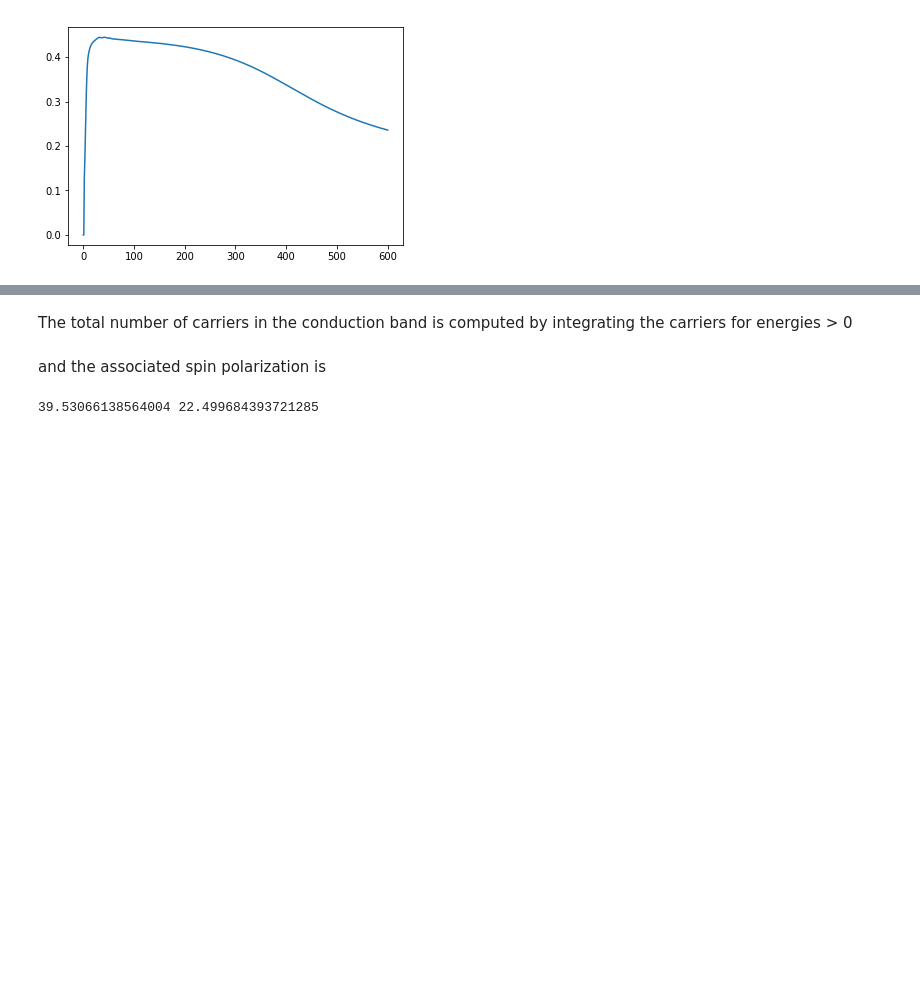
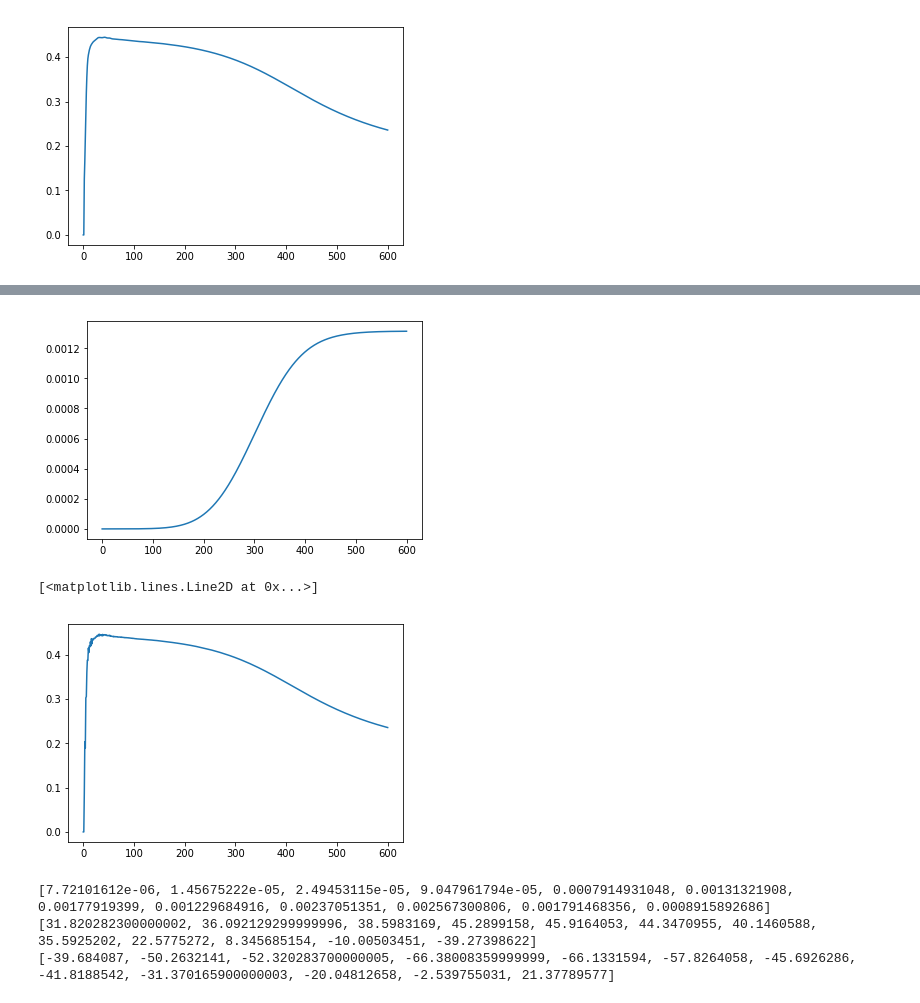
Before and after one commit to marcodalessandro76/Generation-and-decay-of-the-degree-of-spin-polarization-in-GaAs, a Jupyter notebook: Spin_polarization_analysis.ipynb, the cells around one changed output, grey strips where cells are left out. Saved outputs shown, nothing was run; the diff lists cells and outputs as text; code cells hidden in the pictures; blank space fills up the shorter version.

```diff
--- a/Spin_polarization_analysis.ipynb
+++ b/Spin_polarization_analysis.ipynb
@@ -552,10 +550,7 @@ plt.show()
 # %%
-data_dir = 'rt_k8_width40/FixSymm'
-last_time = '240.000'
+data_dir = 'rt_k200random_no-com/FixSymm'
+last_time = '600.000'
+mgn_time = 50
 # %%
 # circular polarization spanning a given frequencies range
-freq_range = [1.15,1.25,1.35,1.45,1.55,1.65,1.75,1.85]
-# linear polarization for a single frequency
-lin_freq = 1.55
-# reversed circular polarization for a single frequency
-reversed_circ_freq = 1.55
+freq_range = [1.2,1.3,1.35,1.4,1.45,1.5,1.6,1.7,1.8,1.9,2.0,2.1]
@@ -564,9 +556,0 @@ We compute the total number of electrons in the conduction band, for a given fre
-# %%
-f = freq_range[4]
-print('frequency = ',f)
-file_tot = data_dir+'/ypp_freq_%s-pol_circular/o-freq_%s-pol_circular.YPP-RT_occupations_DATA'%(f,f)
-file_up = data_dir+'/ypp_freq_%s-pol_circular/o-freq_%s-pol_circular.YPP-RT_occupations_up_DATA'%(f,f)
-file_dn = data_dir+'/ypp_freq_%s-pol_circular/o-freq_%s-pol_circular.YPP-RT_occupations_dn_DATA'%(f,f)
-data_tot = C.dict_parser(file_tot)
-data_up = C.dict_parser(file_up)
-data_dn = C.dict_parser(file_dn)
@@ -621,2 +556,0 @@ Total carriers 0.004394830000000001
-# %% [markdown]
-The total number of carriers in the conduction band is computed by integrating the carriers for energies > 0
@@ -625,12 +557,17 @@ cond_thrs = cond_indexes[0]
-# %% [markdown]
-and the associated spin polarization is
-# %%
-tot_cond_up = sum(carriers_up[cond_thrs:])
-tot_cond_dn = sum(carriers_dn[cond_thrs:])
-tot_spin_pol_cond = (tot_cond_up-tot_cond_dn)/(tot_cond_up+tot_cond_dn)*100
-tot_val_up = sum(carriers_up[0:cond_thrs])
-tot_val_dn = sum(carriers_dn[0:cond_thrs])
-tot_spin_pol_val = (tot_val_up-tot_val_dn)/(tot_val_up+tot_val_dn)*100
-print(tot_spin_pol_cond,tot_spin_pol_val)
-# %% [output]
-39.53066138564004 22.499684393721285
+# %%
+magnetizations = []
+carriers = []
+for f in freq_range:
+    mgn_file = data_dir+'/Int_1000-dephase_0.002-freq_%s-rhocv_True/o-Int_1000-dephase_0.002-freq_%s-rhocv_True.spin_magnetization'%(f,f)
+    carriers_file = data_dir+'/Int_1000-dephase_0.002-freq_%s-rhocv_True/o-Int_1000-dephase_0.002-freq_%s-rhocv_True.carriers'%(f,f)
+    magnetizations.append(C.dict_parser(mgn_file))
+    carriers.append(C.dict_parser(carriers_file))
+# %%
+freq_int = 5
+plt.plot(carriers[freq_int]['time'],carriers[freq_int]['dN_elec'])
+plt.show()
+plt.plot(magnetizations[freq_int]['T'],magnetizations[freq_int]['Mc_z'])
+# %% [output]
+[figure, added]
+[<matplotlib.lines.Line2D at 0x...>]
+[figure, added]
@@ -636,0 +582,8 @@ print(tot_spin_pol_cond,tot_spin_pol_val)
+# %%
+print(tot_cond)
+print(cond_pol)
+print(val_pol)
+# %% [output]
+[7.72101612e-06, 1.45675222e-05, 2.49453115e-05, 9.047961794e-05, 0.0007914931048, 0.00131321908, 0.00177919399, 0.001229684916, 0.00237051351, 0.002567300806, 0.001791468356, 0.0008915892686]
+[31.820282300000002, 36.092129299999996, 38.5983169, 45.2899158, 45.9164053, 44.3470955, 40.1460588, 35.5925202, 22.5775272, 8.345685154, -10.00503451, -39.27398622]
+[-39.684087, -50.2632141, -52.320283700000005, -66.38008359999999, -66.1331594, -57.8264058, -45.6926286, -41.8188542, -31.370165900000003, -20.04812658, -2.539755031, 21.37789577]
```
Also changed, not shown: parts of 25 cells of this notebook, 2 other files.
